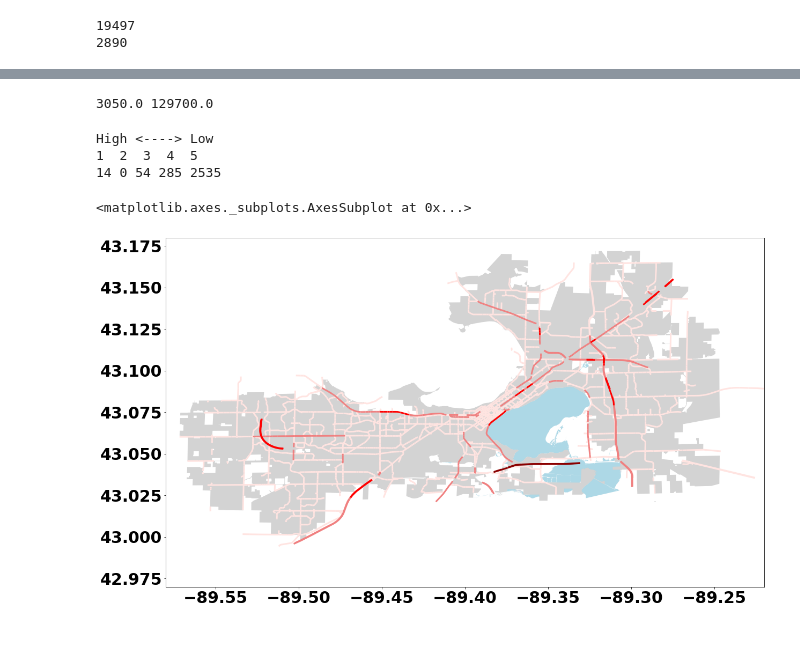
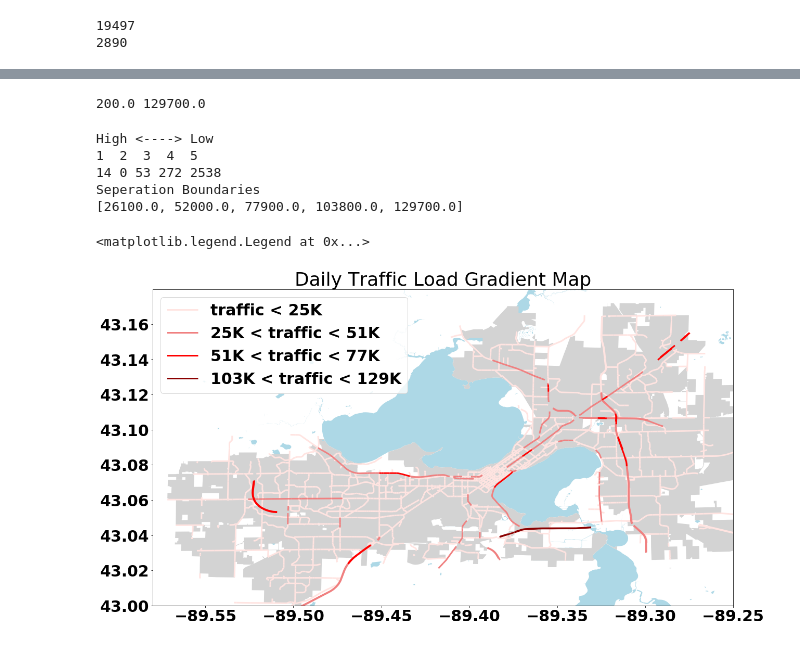
Before and after one commit to TongkaiYang/Vision-Zero-Madison, a Jupyter notebook: CS638-Weekly-Plots-11-14.ipynb, the cells around one changed output, grey strips where cells are left out. Saved outputs shown, nothing was run; the diff lists cells and outputs as text; code cells hidden in the pictures.

```diff
--- a/CS638-Weekly-Plots-11-14.ipynb
+++ b/CS638-Weekly-Plots-11-14.ipynb
@@ -94,6 +116,6 @@ array(['secondary', 'trunk', 'primary', 'secondary_link', 'primary_link'],
 # %%
 city = geopandas.read_file("City_Limit/City_Limit.shp")
-lakes = geopandas.read_file("lakes/Potential_Standing_Water.shp")
+lakes = geopandas.read_file("Lakes_and_Rivers/Lakes_and_Rivers.shp")
 bike_path = geopandas.read_file("Bike_Paths/Bike_Paths.shp")
 bike_path["Status"].unique()
 # %% [output]
@@ -260,4 +287,5 @@ traf["AWT_Count"].mean()
 # %%
-traf = traf[traf["AWT_Count"] > 3000]
+traf = traf[traf["AWT_Count"] > 100]
 print(len(traf))
+traf.head()
 # %% [output]
@@ -265,40 +299,48 @@ print(len(traf))
 # %%
 print(min(traf["AWT_Count"]),max(traf["AWT_Count"]))
 # %% [output]
-3050.0 129700.0
+200.0 129700.0
 # %%
 seperate = [ i* (max(traf["AWT_Count"]) - min(traf["AWT_Count"]))/5 +min(traf["AWT_Count"])  for i in range(1,6)]
 d5 = traf[traf["AWT_Count"] <= seperate[0]]
 d4 = traf[traf["AWT_Count"] <= seperate[1]]
 d4 = d4[d4["AWT_Count"] > seperate[0]]
 d3 = traf[traf["AWT_Count"] <= seperate[2]]
 d3 = d3[d3["AWT_Count"] > seperate[1]]
 d2 = traf[traf["AWT_Count"] <= seperate[3]]
 d2 = d3[d3["AWT_Count"] > seperate[2]]
 d1 = traf[traf["AWT_Count"] <= seperate[4]]
 d1 = d1[d1["AWT_Count"] > seperate[3]]
 print("High <----> Low")
 print("1  2  3  4  5")
 print(len(d1),len(d2),len(d3),len(d4),len(d5))
-ax1 = d5.plot(color="mistyrose", figsize=(20,20),lw = 3)
+print("Seperation Boundaries")
+print(seperate)
+
+fig, ax1 = plt.subplots(figsize=(20,20))
+d5.plot(color="mistyrose",ax = ax1, lw = 3,label = "traffic < 25K",legend = True)
+plt.title("Daily Traffic Load Gradient Map")
 gdf1= geopandas.GeoDataFrame(city)
 minx, miny, maxx, maxy = gdf.total_bounds
 #print(minx,miny,maxx,maxy)
 # ax1.set_xlim(-89.5, -89.3)
 #ax1.set_ylim(43.04, 43.12)
-ax1.set_xlim(minx, maxx)
-ax1.set_ylim(miny, maxy)
-d4.plot(color="lightcoral",ax = ax1,lw = 3)
-d3.plot(color="red",ax = ax1,lw = 3)
-d2.plot(color="indianred",ax = ax1,lw = 3)
-d1.plot(color="darkred",ax = ax1,lw = 3)
+ax1.set_xlim(minx, -89.25)
+ax1.set_ylim(43, maxy)
+d4.plot(color="lightcoral",ax = ax1,lw = 3,label = "25K < traffic < 51K",legend = True)
+d3.plot(color="red",ax = ax1,lw = 3,label = "51K < traffic < 77K",legend = True)
+d2.plot(color="indianred",ax = ax1,lw = 3,label = "77K < traffic < 103K",legend = True)
+d1.plot(color="darkred",ax = ax1,lw = 3,label = "103K < traffic < 129K",legend = True)
 lakes.plot(color="lightblue", ax=ax1)
 city.plot(color="lightgrey", ax=ax1)
+ax1.legend(loc = 2)
 #inj.plot(color = "Green",ax=ax1, lw = 3, marker=".")
 # %% [output]
 High <----> Low
 1  2  3  4  5
-14 0 54 285 2535
+14 0 53 272 2538
+Seperation Boundaries
+[26100.0, 52000.0, 77900.0, 103800.0, 129700.0]
-<matplotlib.axes._subplots.AxesSubplot at 0x...>
+<matplotlib.legend.Legend at 0x...>
-[figure, old version]
+[figure, new version]
 # %% [markdown]
```
Also changed, not shown: parts of 11 cells of this notebook.
